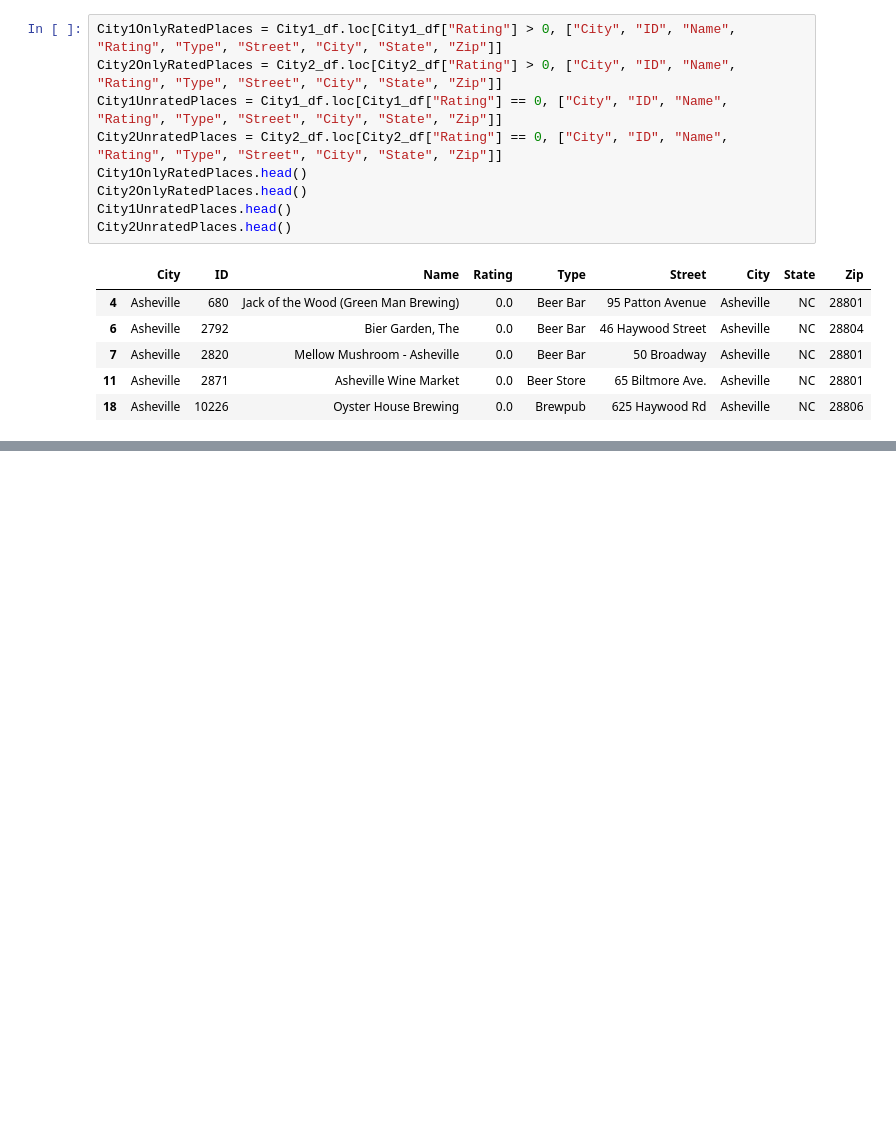
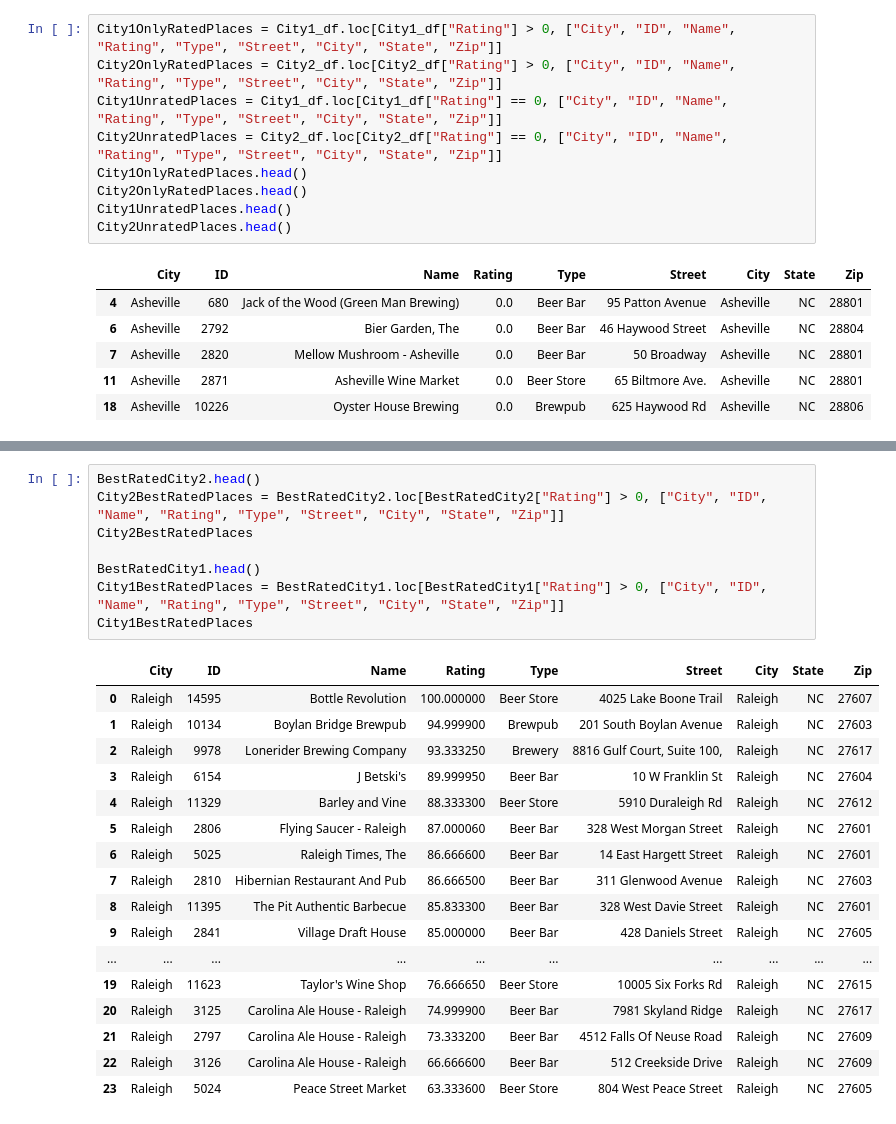
Before and after one commit to adammalynn/Incredible6, a Jupyter notebook: BeerMapping.ipynb, the cells around one changed output, grey strips where cells are left out. Cells and saved outputs as stored; diff of their text form; blank space fills up the shorter version.

```diff
--- a/BeerMapping.ipynb
+++ b/BeerMapping.ipynb
@@ -192 +192,27 @@ BestRatedCity1.head()
+# %%
+BestRatedCity2.head()
+City2BestRatedPlaces = BestRatedCity2.loc[BestRatedCity2["Rating"] > 0, ["City", "ID", "Name", "Rating", "Type", "Street", "City", "State", "Zip"]]
+City2BestRatedPlaces
+
+BestRatedCity1.head()
+City1BestRatedPlaces = BestRatedCity1.loc[BestRatedCity1["Rating"] > 0, ["City", "ID", "Name", "Rating", "Type", "Street", "City", "State", "Zip"]]
+City1BestRatedPlaces
+# %% [output]
+|  | City | ID | Name | Rating | Type | Street | City | State | Zip |
+| 0 | Raleigh | 14595 | Bottle Revolution | 100.000000 | Beer Store | 4025 Lake Boone Trail | Raleigh | NC | 27607 |
+| 1 | Raleigh | 10134 | Boylan Bridge Brewpub | 94.999900 | Brewpub | 201 South Boylan Avenue | Raleigh | NC | 27603 |
+| 2 | Raleigh | 9978 | Lonerider Brewing Company | 93.333250 | Brewery | 8816 Gulf Court, Suite 100, | Raleigh | NC | 27617 |
+| 3 | Raleigh | 6154 | J Betski's | 89.999950 | Beer Bar | 10 W Franklin St | Raleigh | NC | 27604 |
+| 4 | Raleigh | 11329 | Barley and Vine | 88.333300 | Beer Store | 5910 Duraleigh Rd | Raleigh | NC | 27612 |
+| 5 | Raleigh | 2806 | Flying Saucer - Raleigh | 87.000060 | Beer Bar | 328 West Morgan Street | Raleigh | NC | 27601 |
+| 6 | Raleigh | 5025 | Raleigh Times, The | 86.666600 | Beer Bar | 14 East Hargett Street | Raleigh | NC | 27601 |
+| 7 | Raleigh | 2810 | Hibernian Restaurant And Pub | 86.666500 | Beer Bar | 311 Glenwood Avenue | Raleigh | NC | 27603 |
+| 8 | Raleigh | 11395 | The Pit Authentic Barbecue | 85.833300 | Beer Bar | 328 West Davie Street | Raleigh | NC | 27601 |
+| 9 | Raleigh | 2841 | Village Draft House | 85.000000 | Beer Bar | 428 Daniels Street | Raleigh | NC | 27605 |
+| ... | ... | ... | ... | ... | ... | ... | ... | ... | ... |
+| 19 | Raleigh | 11623 | Taylor's Wine Shop | 76.666650 | Beer Store | 10005 Six Forks Rd | Raleigh | NC | 27615 |
+| 20 | Raleigh | 3125 | Carolina Ale House - Raleigh | 74.999900 | Beer Bar | 7981 Skyland Ridge | Raleigh | NC | 27617 |
+| 21 | Raleigh | 2797 | Carolina Ale House - Raleigh | 73.333200 | Beer Bar | 4512 Falls Of Neuse Road | Raleigh | NC | 27609 |
+| 22 | Raleigh | 3126 | Carolina Ale House - Raleigh | 66.666600 | Beer Bar | 512 Creekside Drive | Raleigh | NC | 27609 |
+| 23 | Raleigh | 5024 | Peace Street Market | 63.333600 | Beer Store | 804 West Peace Street | Raleigh | NC | 27605 |
 # %%
```
Also changed, not shown: parts of 3 cells of this notebook.
